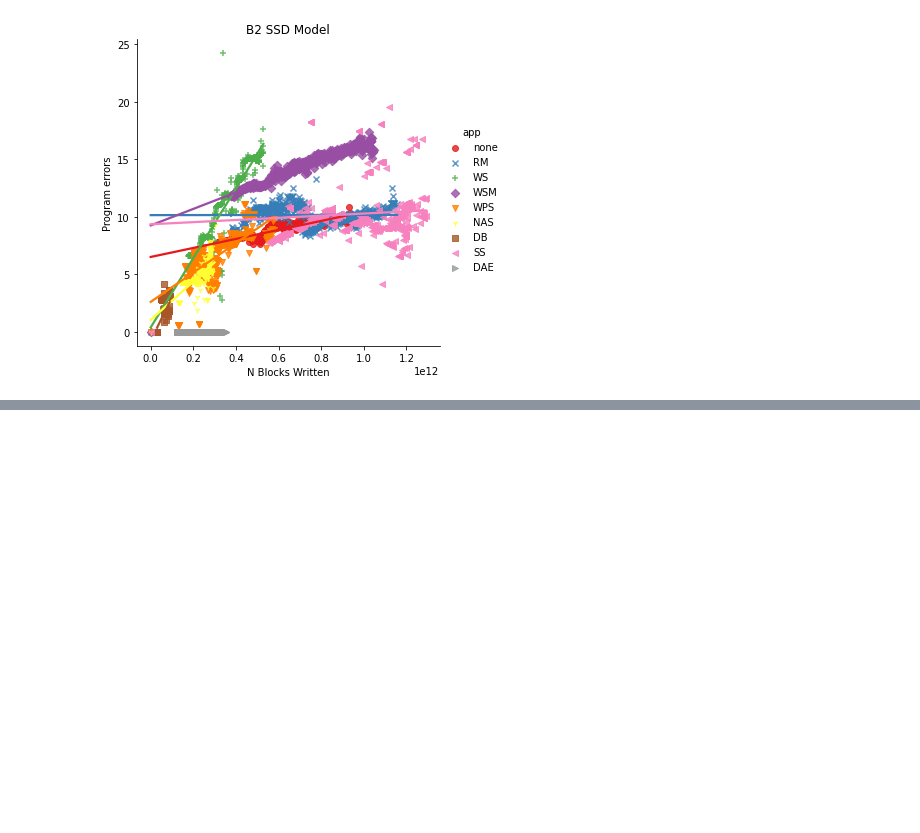
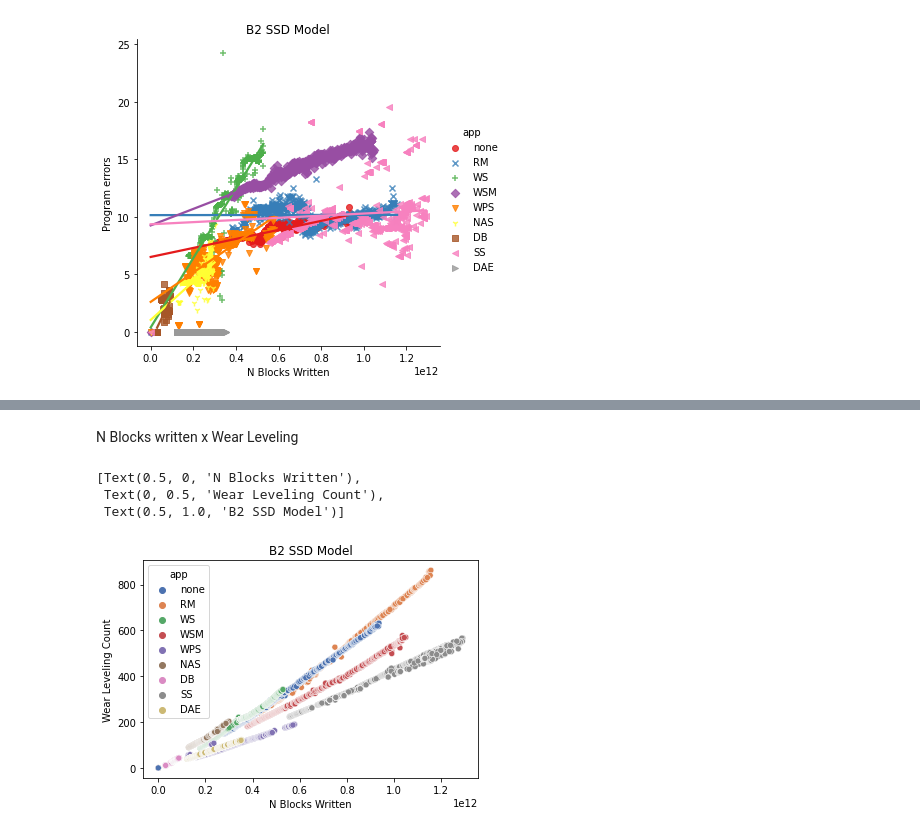
Before and after one commit to EricBorba/StorageFailurePredictor, a Jupyter notebook: onlyForTests.ipynb, the cells around one changed output, grey strips where cells are left out. Drawn from its saved outputs; the diff is of its cells as text; code cells hidden in the pictures; blank space fills up the shorter version.

```diff
--- a/onlyForTests.ipynb
+++ b/onlyForTests.ipynb
@@ -36,7 +36,7 @@ mycol = mydb["s_m_a_r_t_att_full"]
 
 myquerySMARTAtt = { "model_x": { "$eq": "MB2" }}
 #myfieldsSMARTAtt = {"disk_id":1, "w_r_d":1, "_id":0}
-myfieldsSMARTAtt = {"disk_id":1, "timestamp":1, "p_failedB":1, "n_b_written":1, "_id":0}
+myfieldsSMARTAtt = {"disk_id":1, "timestamp":1, "u_errors":1, "n_b_written":1, "_id":0}
 
 mydocSMARTAtt = mycol.find(myquerySMARTAtt, myfieldsSMARTAtt)
 
@@ -219,0 +218,14 @@ graph.set(xlabel ="N Blocks Written", ylabel = "Program errors", title ='B2 SSD
+# %% [markdown]
+N Blocks written x Wear Leveling
+# %%
+## group per day (daily mean)
+
+group = result.groupby(['timestamp', 'app'], as_index=False)['n_b_written', 'w_r_d'].mean()
+# %%
+graph = sns.scatterplot(x = "n_b_written", y = 'w_r_d', palette = 'deep', hue='app', hue_order=['none','RM','WS','WSM', 'WPS', 'NAS', 'DB', 'SS', 'DAE'], data = group)
+graph.set(xlabel ="N Blocks Written", ylabel = "Wear Leveling Count", title ='B2 SSD Model')
+# %% [output]
+[Text(0.5, 0, 'N Blocks Written'),
+ Text(0, 0.5, 'Wear Leveling Count'),
+ Text(0.5, 1.0, 'B2 SSD Model')]
+[figure, added]
```
Also changed, not shown: parts of 21 cells of this notebook.
